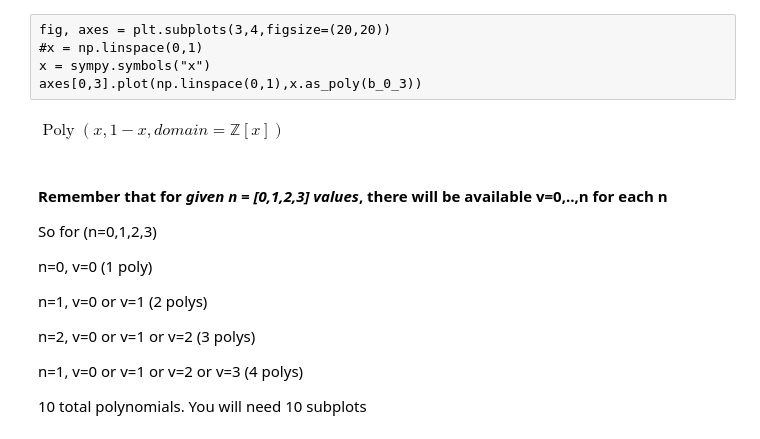
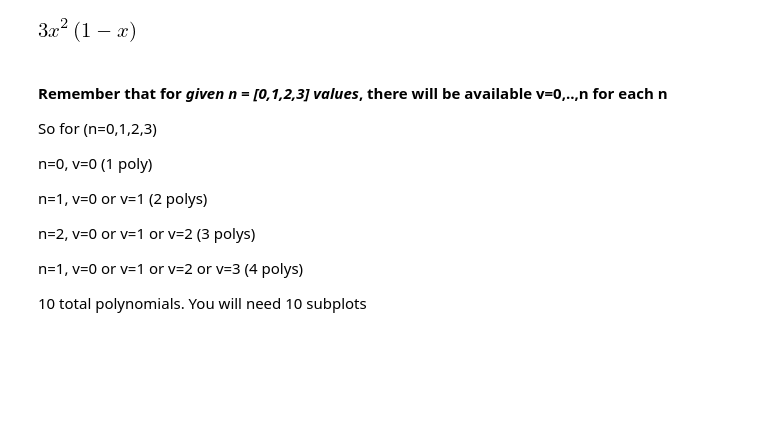
Before and after one commit to MethaneRain/Python, a Jupyter notebook: Symbolic-Notation/bernstein_poly_workbook.ipynb, the cells around one changed output. Cells and saved outputs as stored; diff of their text form; code cells hidden in the pictures; blank space fills up the shorter version.

Commit message:
update bernstein poly example notebook

```diff
--- a/Symbolic-Notation/bernstein_poly_workbook.ipynb
+++ b/Symbolic-Notation/bernstein_poly_workbook.ipynb
@@ -2,3 +2,5 @@
 import scipy
 from sympy import *
 import numpy as np
+fac = np.math.factorial
+init_printing()
@@ -14,4 +6,0 @@ def combos(n,v):
-# %%
-def get_Bernstein_poly(n,v):
-    x = sympy.symbols("x")
-    return x.as_poly(combos(n,v)*(x**v)*(1-x)**(n-v))
@@ -39,11 +7,36 @@ $\displaystyle \operatorname{Poly}{\left( x, 3 x^{2} \left(1 - x\right), domain=
 # %%
 import matplotlib.pyplot as plt
-# %% [raw]
-fig, axes = plt.subplots(3,4,figsize=(20,20))
-#x = np.linspace(0,1)
-x = sympy.symbols("x")
-axes[0,3].plot(np.linspace(0,1),x.as_poly(b_0_3))
-# %%
-x.as_poly(b_0_1)
-# %% [output]
-$\displaystyle \operatorname{Poly}{\left( x, 1 - x, domain=\mathbb{Z}\left[x\right] \right)}$
+# %%
+def coefficient(n,v):
+    return int(fac(n)/(fac(v)*fac(n-v)))
+# %%
+def get_Bernstein_poly(n,v):
+    r"""Grab Bernstein Polynomials for given n and v
+
+
+    .. math:: B_{n,v}(x) = \mathcal{C_{n,v}}x^{v}(1-x)^{n-v}\\ mathcal{C_{n,v}} = \frac{n!}{v!(n-v)!}
+
+    𝐵𝑛,𝑣(𝑥)=(𝑛𝑣)𝑥^(𝑣)(1−𝑥)^(𝑛−𝑣)
+    (𝑛𝑣)=𝑛!/(𝑣!(𝑛−𝑣)!)
+
+
+    Perameters
+    ----------
+    n : int
+        n for Bernstein
+    v : int
+        v for Bernstein
+
+    Returns
+    -----
+    poly_n_v : sympy.core.mul.Mul
+        polynomial for givwn n and v values
+
+
+    """
+    x = symbols("x")
+    coeff = coefficient(n,v)
+    poly = (x**v)*(1-x)**(n-v)
+    poly_n_v = coeff*poly
+
+    return poly_n_v
@@ -50,3 +45,9 @@ $\displaystyle \operatorname{Poly}{\left( x, 1 - x, domain=\mathbb{Z}\left[x\rig
+# %%
+# get_Bernstein_poly(n,v)
+poly_n_v = get_Bernstein_poly(3,2)
+poly_n_v
+# %% [output]
+[figure, added]
 # %% [markdown]
 #### Remember that for <em><strong>given n = [0,1,2,3] values</strong></em>, there will be available v=0,..,n for each n
 So for (n=0,1,2,3)
```
Also changed, not shown: parts of 27 cells of this notebook.
